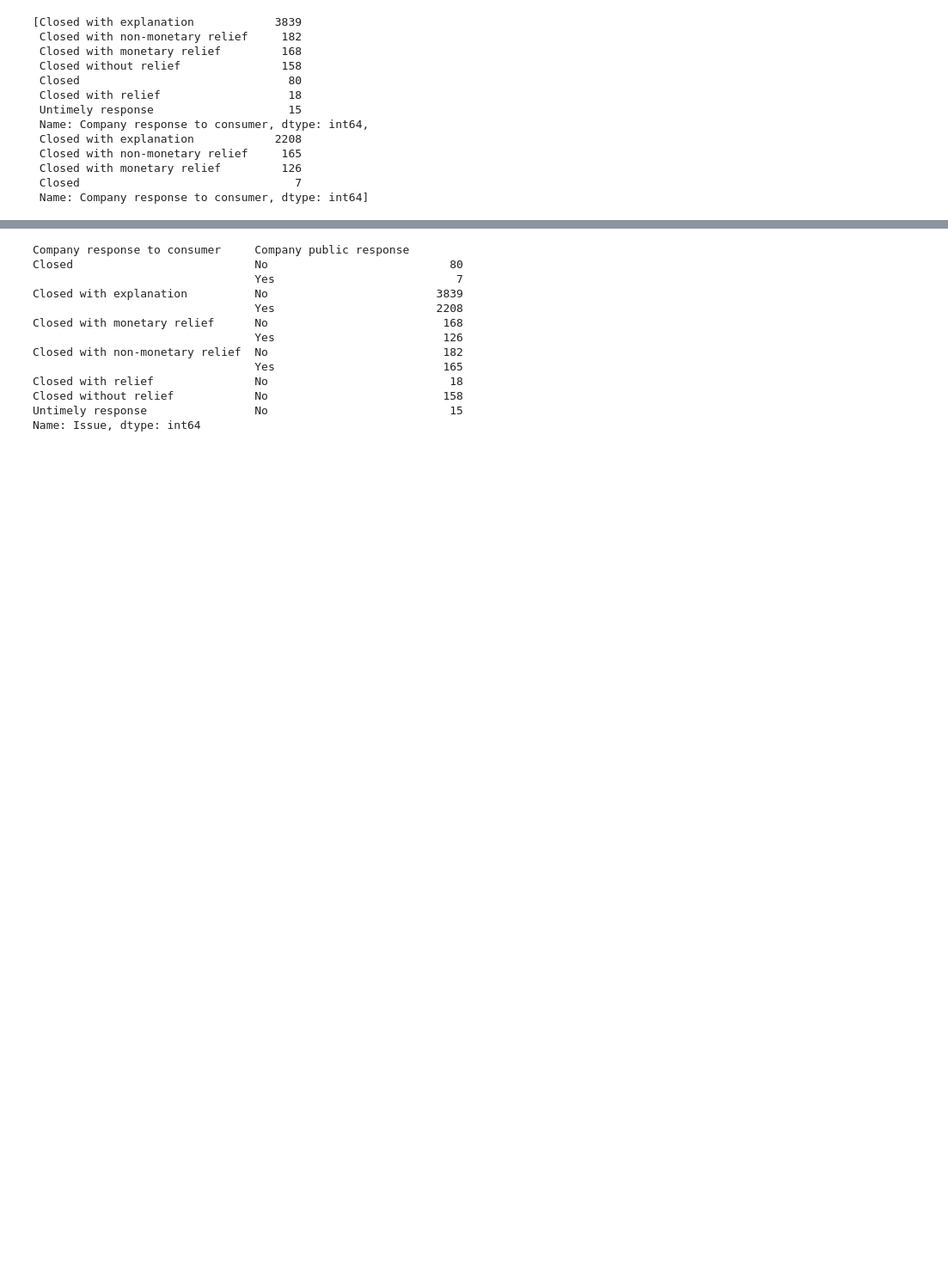
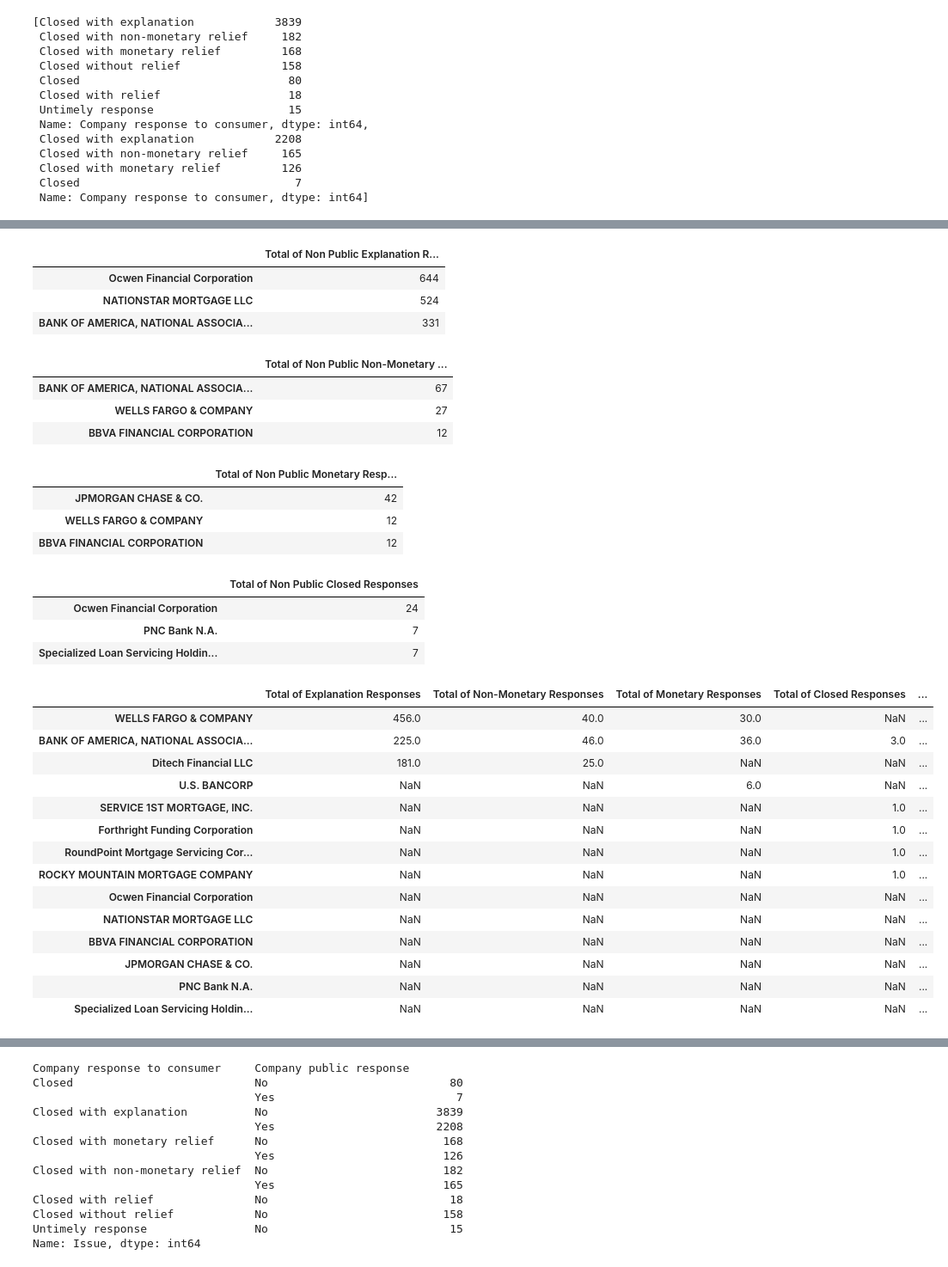
Before and after one commit to carlosvalenciano/Customer-Complaints, a Jupyter notebook: customer-complaints_jodee.ipynb, the cells around one changed output, grey strips where cells are left out. Shown at 86% size. Saved outputs shown, nothing was run; the diff lists cells and outputs as text; code cells hidden in the pictures; blank space fills up the shorter version.

```diff
--- a/customer-complaints_jodee.ipynb
+++ b/customer-complaints_jodee.ipynb
@@ -123,0 +464,76 @@ No_response_df = complaints_metadata.loc[complaints_metadata['Company public res
+# %%
+#This is to show the amount of responses closed with EXPLANATION per company top 3 Non PUBLIC
+non_public_complaints_df = No_response_df.groupby('Company response to consumer')['Company']
+non_pub_explanation_df = non_public_complaints_df.get_group('Closed with explanation').value_counts()
+non_pub_explanation_df = pd.DataFrame(non_pub_explanation_df)
+non_pub_explanation_df = non_pub_explanation_df.rename(columns= {"Company": "Total of Non Public Explanation Responses"})
+non_pub_explanation_df
+non_pub_exp_top_df = non_pub_explanation_df.loc[non_pub_explanation_df['Total of Non Public Explanation Responses']>320]
+non_pub_exp_top_df = pd.DataFrame(non_pub_exp_top_df)
+non_pub_exp_top_df
+# %% [output]
+|  | Total of Non Public Explanation R... |
+| Ocwen Financial Corporation | 644 |
+| NATIONSTAR MORTGAGE LLC | 524 |
+| BANK OF AMERICA, NATIONAL ASSOCIA... | 331 |
+# %%
+#This is to show the amount of responses closed with NON-MONETARY RELIEF top 3 Non Public
+np_non_monetary_df = non_public_complaints_df.get_group('Closed with non-monetary relief').value_counts()
+np_non_monetary_df = pd.DataFrame(np_non_monetary_df)
+np_non_monetary_df = np_non_monetary_df.rename(columns= {"Company": "Total of Non Public Non-Monetary Responses"})
+np_non_monetary_df
+nonpublic_non_monetary_top_df = np_non_monetary_df.loc[np_non_monetary_df['Total of Non Public Non-Monetary Responses']>10]
+nonpublic_non_monetary_top_df = pd.DataFrame(nonpublic_non_monetary_top_df)
+nonpublic_non_monetary_top_df
+# %% [output]
+|  | Total of Non Public Non-Monetary ... |
+| BANK OF AMERICA, NATIONAL ASSOCIA... | 67 |
+| WELLS FARGO & COMPANY | 27 |
+| BBVA FINANCIAL CORPORATION | 12 |
+# %%
+#This is to show the amount of responses closed with MONETARY RELIEF top 3 Non Public
+np_monetary_df = non_public_complaints_df.get_group('Closed with monetary relief').value_counts()
+np_monetary_df = pd.DataFrame(np_monetary_df)
+np_monetary_df = np_monetary_df.rename(columns= {"Company": "Total of Non Public Monetary Responses"})
+np_monetary_top_df = np_monetary_df.loc[np_monetary_df['Total of Non Public Monetary Responses']>11]
+np_monetary_top_df = pd.DataFrame(np_monetary_top_df)
+np_monetary_top_df
+# %% [output]
+|  | Total of Non Public Monetary Resp... |
+| JPMORGAN CHASE & CO. | 42 |
+| WELLS FARGO & COMPANY | 12 |
+| BBVA FINANCIAL CORPORATION | 12 |
+# %%
+#This is to show the amount of responses Closed top 3
+np_closed_df = non_public_complaints_df.get_group('Closed').value_counts()
+np_closed_df = pd.DataFrame(np_closed_df)
+np_closed_df = np_closed_df.rename(columns= {"Company": "Total of Non Public Closed Responses"})
+np_closed_top_df = np_closed_df.loc[np_closed_df['Total of Non Public Closed Responses']>6]
+np_closed_top_df = pd.DataFrame(np_closed_top_df)
+np_closed_top_df
+# %% [output]
+|  | Total of Non Public Closed Responses |
+| Ocwen Financial Corporation | 24 |
+| PNC Bank N.A. | 7 |
+| Specialized Loan Servicing Holdin... | 7 |
+# %%
+issues_top3_merge_df = pd.concat([pub_exp_top_df, public_non_monetary_top_df,
+                                monetary_top_df, closed_df,non_pub_exp_top_df, nonpublic_non_monetary_top_df,
+                                np_monetary_top_df, np_closed_top_df], axis=1)
+display(issues_top3_merge_df)
+# %% [output]
+|  | Total of Explanation Responses | Total of Non-Monetary Responses | Total of Monetary Responses | Total of Closed Responses | ... |
+| WELLS FARGO & COMPANY | 456.0 | 40.0 | 30.0 | NaN | ... |
+| BANK OF AMERICA, NATIONAL ASSOCIA... | 225.0 | 46.0 | 36.0 | 3.0 | ... |
+| Ditech Financial LLC | 181.0 | 25.0 | NaN | NaN | ... |
+| U.S. BANCORP | NaN | NaN | 6.0 | NaN | ... |
+| SERVICE 1ST MORTGAGE, INC. | NaN | NaN | NaN | 1.0 | ... |
+| Forthright Funding Corporation | NaN | NaN | NaN | 1.0 | ... |
+| RoundPoint Mortgage Servicing Cor... | NaN | NaN | NaN | 1.0 | ... |
+| ROCKY MOUNTAIN MORTGAGE COMPANY | NaN | NaN | NaN | 1.0 | ... |
+| Ocwen Financial Corporation | NaN | NaN | NaN | NaN | ... |
+| NATIONSTAR MORTGAGE LLC | NaN | NaN | NaN | NaN | ... |
+| BBVA FINANCIAL CORPORATION | NaN | NaN | NaN | NaN | ... |
+| JPMORGAN CHASE & CO. | NaN | NaN | NaN | NaN | ... |
+| PNC Bank N.A. | NaN | NaN | NaN | NaN | ... |
+| Specialized Loan Servicing Holdin... | NaN | NaN | NaN | NaN | ... |
```
Also changed, not shown: parts of 36 cells of this notebook, 2 other files.
